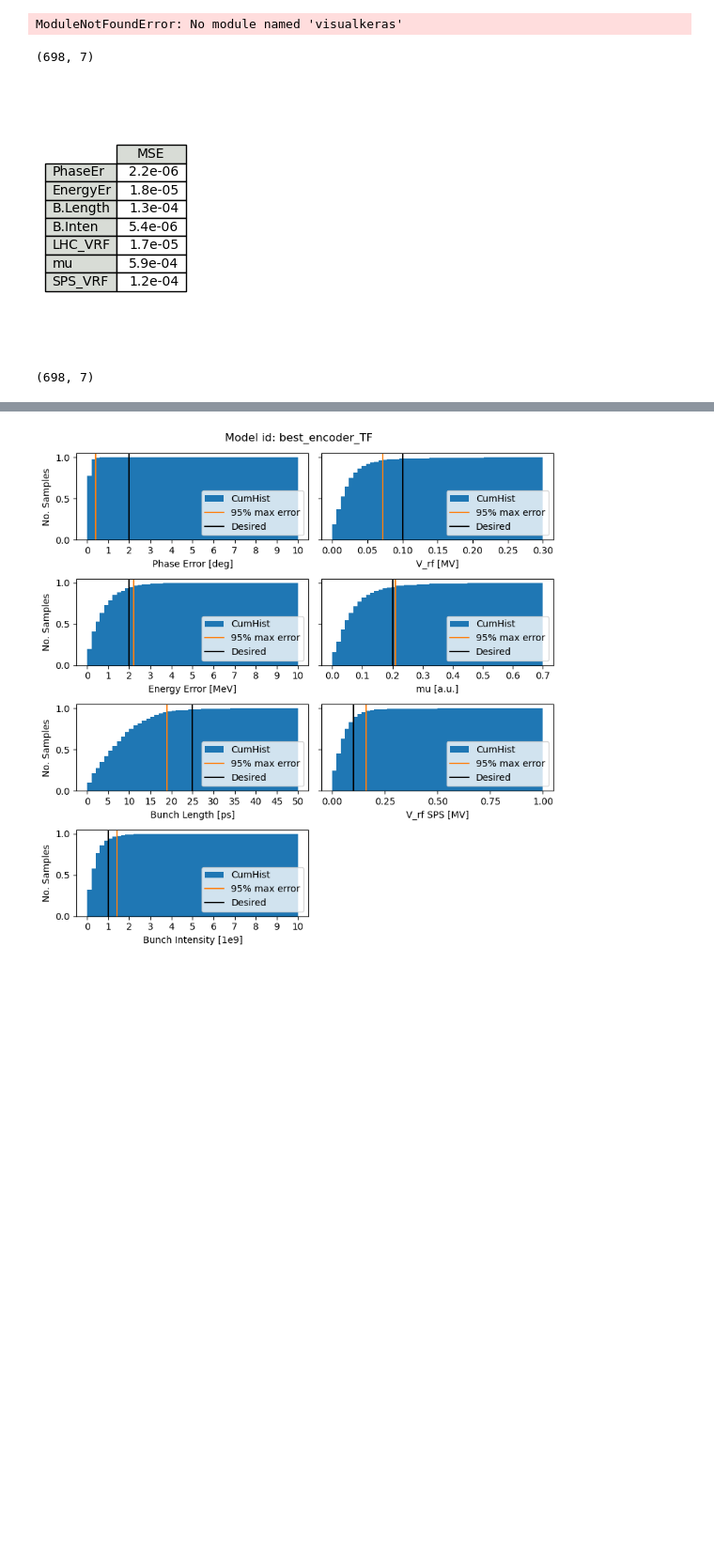
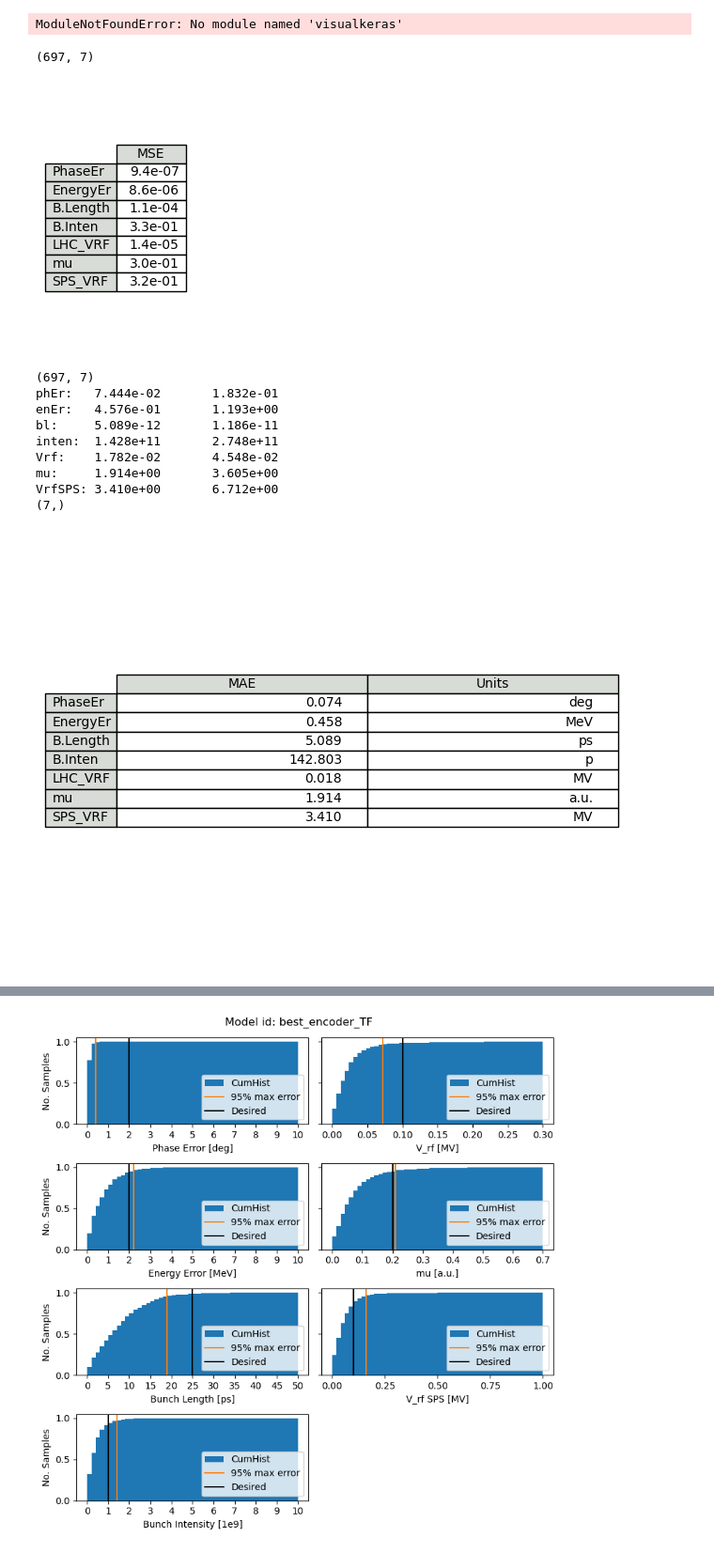
Before and after one commit to kiliakis/tomography_ML, a Jupyter notebook: evaluate_encoder_multiout.ipynb, the cells around one changed output, grey strips where cells are left out. Shown at 94% size. Drawn from its saved outputs; the diff is of its cells as text; code cells hidden in the pictures; blank space fills up the shorter version.

```diff
--- a/evaluate_encoder_multiout.ipynb
+++ b/evaluate_encoder_multiout.ipynb
@@ -10,10 +10,11 @@ import matplotlib.pyplot as plt
 from utils import unnormalize_params
 from utils import fast_tensor_load
 from models import EncoderMulti
-from sklearn.metrics import mean_squared_error
+from sklearn.metrics import mean_squared_error, mean_absolute_error
 
 # data_dir = './tomo_data/datasets_encoder_TF_03-03-23'
-data_dir = './tomo_data/datasets_encoder_TF_24-03-23'
+# data_dir = './tomo_data/datasets_encoder_TF_24-03-23'
+data_dir = './tomo_data/datasets_encoder_TF_08-11-23'
 
 
 dataset_percent = 0.5
@@ -24,4 +25,5 @@ num_Turns_Case = 1
 var_names = ['phEr', 'enEr', 'bl',
              'inten', 'Vrf', 'mu', 'VrfSPS']
 # timestamp = get_best_model_timestamp('./trials', model='enc')
-timestamp = 'best_encoder_TF'
+# timestamp = 'best_encoder_TF'
+timestamp = 'best_encoder_TF_no_intensity'
@@ -96,7 +112,7 @@ test_pred = encoder.predict(x_test)
 print(test_pred.shape)
 test_mse = mean_squared_error(y_test, test_pred, multioutput='raw_values')
 # %% [output]
-(698, 7)
+(697, 7)
 # %%
 # test_losses = {}
 # for var_name in var_names:
@@ -133,23 +149,59 @@ plt.tight_layout()
 plt.savefig(f'{plots_dir}/mse-table.png',
             dpi=400, bbox_inches='tight', transparent=True)
 # %% [output]
-[figure, old version]
+[figure, new version]
-# %%
-
-y_test_unnorm = unnormalize_params(
-    y_test[:, 0], y_test[:, 1], y_test[:, 2],
-    y_test[:, 3], y_test[:, 4], y_test[:, 5],
-    y_test[:, 6], normalization=normalization)
-
-y_pred_unnorm = unnormalize_params(
-    test_pred[:, 0], test_pred[:, 1], test_pred[:, 2],
-    test_pred[:, 3], test_pred[:, 4], test_pred[:, 5],
-    test_pred[:, 6], normalization=normalization)
-
-diffs = np.abs(np.array(y_pred_unnorm).T - np.array(y_test_unnorm).T)
-print(diffs.shape)
-# %% [output]
-(698, 7)
+# %%
+
+y_test_unnorm = unnormalize_params(
+    y_test[:, 0], y_test[:, 1], y_test[:, 2],
+    y_test[:, 3], y_test[:, 4], y_test[:, 5],
+    y_test[:, 6], normalization=normalization)
+
+y_pred_unnorm = unnormalize_params(
+    test_pred[:, 0], test_pred[:, 1], test_pred[:, 2],
+    test_pred[:, 3], test_pred[:, 4], test_pred[:, 5],
+    test_pred[:, 6], normalization=normalization)
+
+y_test_unnorm = np.array(y_test_unnorm).T
+y_pred_unnorm = np.array(y_pred_unnorm).T
+
+# I want to calcualte the mean absolute error, and the 95th percentile of the absolute error, for each parameter
+diffs = np.abs(np.array(y_pred_unnorm) - np.array(y_test_unnorm))
+print(diffs.shape)
+
+for name, mae, perc95 in zip(var_names, np.mean(diffs, axis=0), np.percentile(diffs, 95, axis=0)):
+    print(f'{name}:\t{mae:.3e}\t{perc95:.3e}')
+
+test_mse_unnorm = mean_absolute_error(y_test_unnorm, y_pred_unnorm, multioutput='raw_values')
+test_mse_unnorm = np.array([mse * mult for mse, mult in zip(test_mse_unnorm, [1, 1, 1e12, 1e-9, 1, 1, 1])])
+print(test_mse_unnorm.shape)
+
+
+# plt.figure(figsize=(1.8, 3))
+plt.axis('off')
+rowLabels = ['PhaseEr', 'EnergyEr', 'B.Length', 'B.Inten', 'LHC_VRF', 'mu', 'SPS_VRF']
+rowColours = ['xkcd:light grey'] * len(rowLabels)
+colColours = ['xkcd:light grey', 'xkcd:light grey']
+cellColours = [['white', 'white'] for i in range(len(rowLabels))]
+cellText = [[f'{l:.3f}', unit] for l, unit in zip(test_mse_unnorm, ['deg', 'MeV', 'ps', 'p', 'MV', 'a.u.', 'MV'])]
+
+plt.table(cellText=cellText, rowLabels=rowLabels, colLabels=['MAE', 'Units'],
+          loc='center', rowColours=rowColours, colColours=colColours,
+          cellColours=cellColours)
+plt.tight_layout()
+plt.savefig(f'{plots_dir}/mse-table-unnorm.png',
+            dpi=400, bbox_inches='tight', transparent=True)
+# %% [output]
+(697, 7)
+phEr:   7.444e-02       1.832e-01
+enEr:   4.576e-01       1.193e+00
+bl:     5.089e-12       1.186e-11
+inten:  1.428e+11       2.748e+11
+Vrf:    1.782e-02       4.548e-02
+mu:     1.914e+00       3.605e+00
+VrfSPS: 3.410e+00       6.712e+00
+(7,)
+[figure, added]
 # %%
 import bisect
 
```
Also changed, not shown: parts of 5 cells of this notebook, 4 other files.
